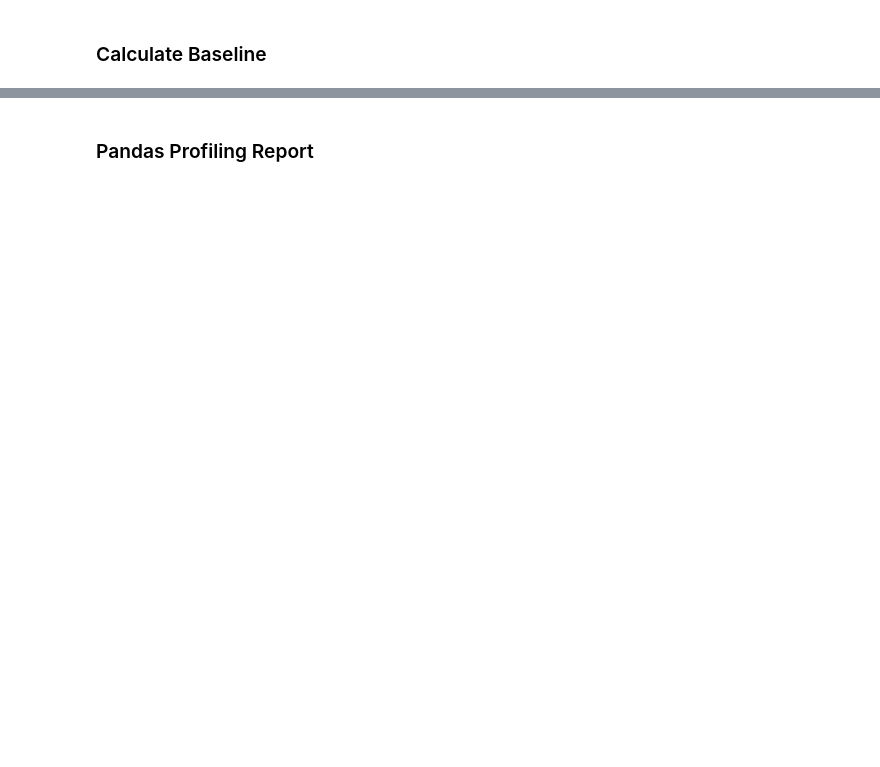
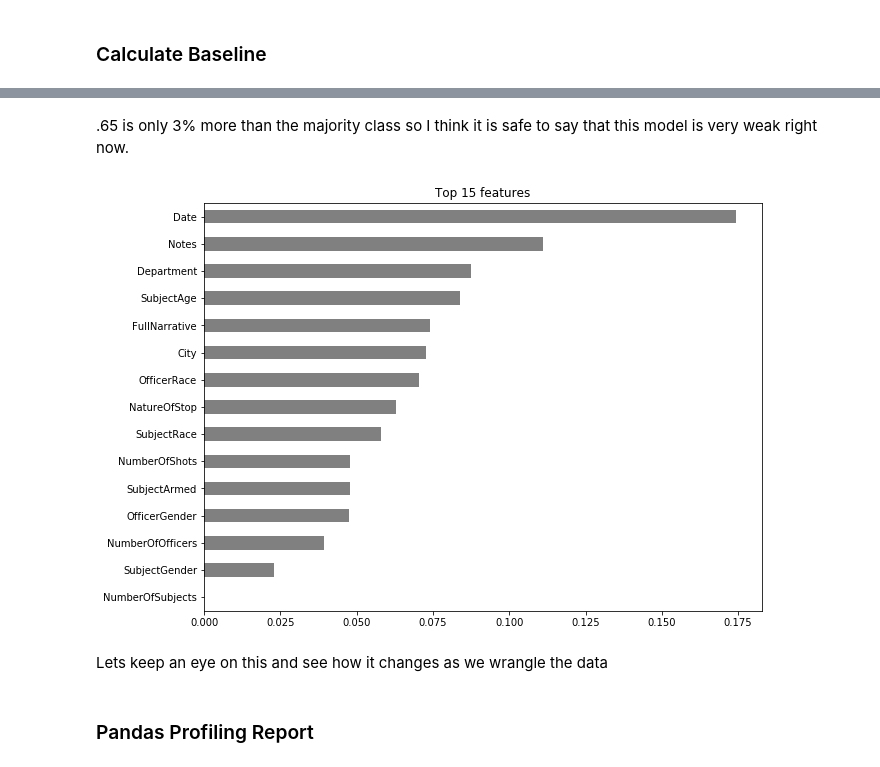
Before and after one commit to adamlutzz/DS-Unit-2-Applied-Modeling, a Jupyter notebook: Fatal_Police_Encounters.ipynb, the cells around one changed output, grey strips where cells are left out. Saved outputs shown, nothing was run; the diff lists cells and outputs as text; code cells hidden in the pictures; blank space fills up the shorter version.

```diff
--- a/Fatal_Police_Encounters.ipynb
+++ b/Fatal_Police_Encounters.ipynb
@@ -121,3 +179,22 @@ print('Validation Accuracy', accuracy_score(y_val, y_pred))
+# %% [markdown]
+.65 is only 3% more than the majority class so I think it is safe to say that this model is very weak right now.
+# %%
+# Get feature importances
+rand_f = base_RF.named_steps['randomforestclassifier']
+importances = pd.Series(rand_f.feature_importances_, X_train.columns)
+
+# Plot feature importances
+%matplotlib inline
+import matplotlib.pyplot as plt
+
+n = 15
+plt.figure(figsize=(10,n/2))
+plt.title(f'Top {n} features')
+importances.sort_values()[-n:].plot.barh(color='grey');
+# %% [output]
+[figure, added]
+# %% [markdown]
+Lets keep an eye on this and see how it changes as we wrangle the data
 # %% [markdown]
 ### Pandas Profiling Report
 # %%
```
Also changed, not shown: parts of 21 cells of this notebook.
